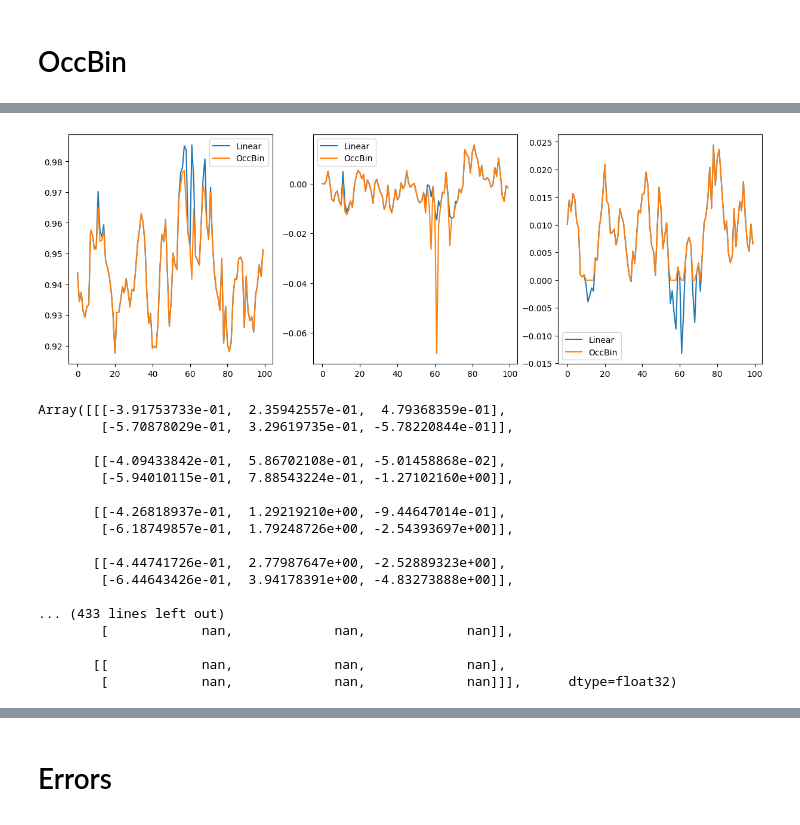
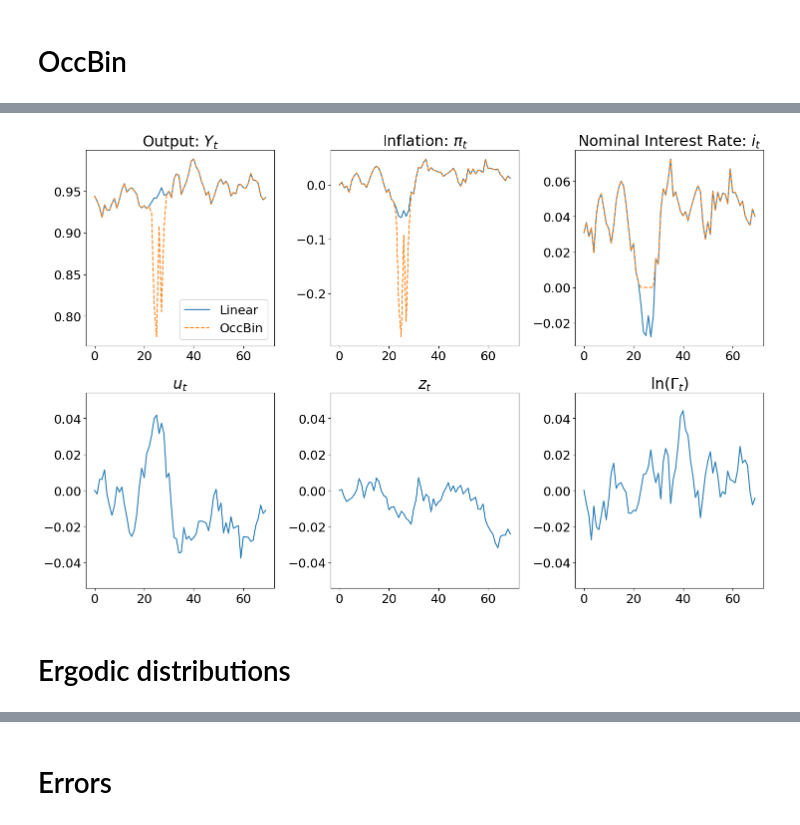
Before and after one commit to qxb650/GlobalRANK, a Jupyter notebook: OccBin.ipynb, the cells around one changed output, grey strips where cells are left out. Drawn from its saved outputs; the diff is of its cells as text; code cells hidden in the pictures.

```diff
--- a/OccBin.ipynb
+++ b/OccBin.ipynb
@@ -33,30 +36,12 @@ linear.plot_linear_IRFs(model, plot_exp_T=True)
 # %%
 sigma_quad = {
-    "sigma_eps_u" : 0.0085,
+    "sigma_eps_u" : 0.00823,
     "sigma_eps_z" : 0.0044,
     "sigma_eps_Gamma" : 0.0097
 }
 # %%
-linear.simulate_linear(model, sigma_quad, 100, plot=True)
+linear.simulate_linear(model, sigma_quad, 70, plot=True, key_=1)
 # %% [output]
-[figure, old version]
+[figure, new version]
-# %%
-model.linear["P_ZLB_hist"]
-# %% [output]
-Array([[[-3.91753733e-01,  2.35942557e-01,  4.79368359e-01],
-        [-5.70878029e-01,  3.29619735e-01, -5.78220844e-01]],
-
-       [[-4.09433842e-01,  5.86702108e-01, -5.01458868e-02],
-        [-5.94010115e-01,  7.88543224e-01, -1.27102160e+00]],
-
-       [[-4.26818937e-01,  1.29219210e+00, -9.44647014e-01],
-        [-6.18749857e-01,  1.79248726e+00, -2.54393697e+00]],
-
-       [[-4.44741726e-01,  2.77987647e+00, -2.52889323e+00],
-        [-6.44643426e-01,  3.94178391e+00, -4.83273888e+00]],
-
-... (433 lines left out)
-        [            nan,             nan,             nan]],
-
-       [[            nan,             nan,             nan],
-        [            nan,             nan,             nan]]],      dtype=float32)
+# %% [markdown]
+# Ergodic distributions
```
Also changed, not shown: parts of 6 cells of this notebook, 14 other files.
